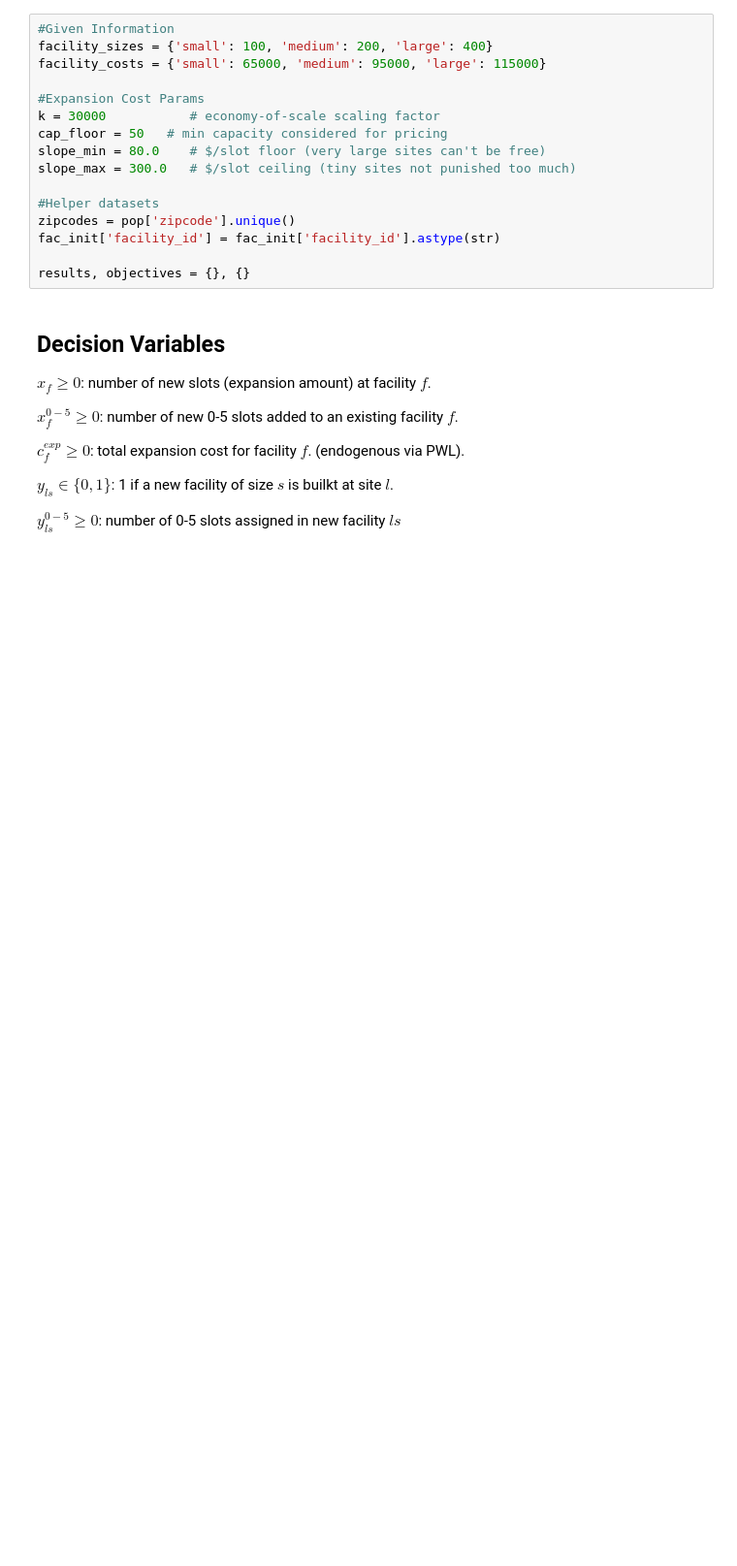
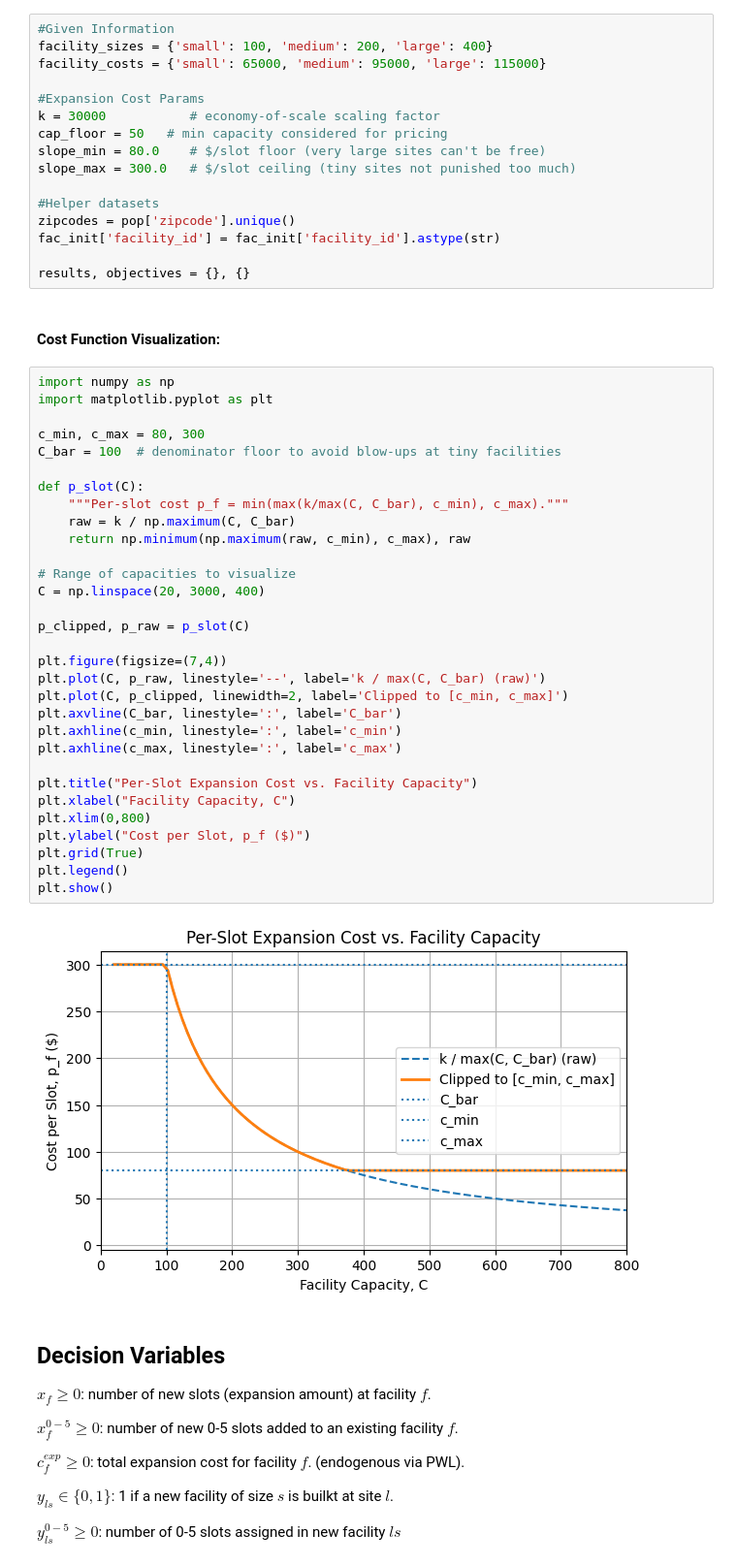
Before and after one commit to sabrinawangmeixu/IEOR-4004-Project-1, a Jupyter notebook: IEOR 4004 Project 1.ipynb, the cells around one changed output. Shown at 97% size. Drawn from its saved outputs; the diff is of its cells as text; blank space fills up the shorter version.

Commit message:
Added Plots

```diff
--- a/IEOR 4004 Project 1.ipynb
+++ b/IEOR 4004 Project 1.ipynb
@@ -193,6 +193,41 @@ zipcodes = pop['zipcode'].unique()
 fac_init['facility_id'] = fac_init['facility_id'].astype(str)
 
 results, objectives = {}, {}
+# %% [markdown]
+#### Cost Function Visualization:
+# %%
+import numpy as np
+import matplotlib.pyplot as plt
+
+c_min, c_max = 80, 300
+C_bar = 100  # denominator floor to avoid blow-ups at tiny facilities
+
+def p_slot(C):
+    """Per-slot cost p_f = min(max(k/max(C, C_bar), c_min), c_max)."""
+    raw = k / np.maximum(C, C_bar)
+    return np.minimum(np.maximum(raw, c_min), c_max), raw
+
+# Range of capacities to visualize
+C = np.linspace(20, 3000, 400)
+
+p_clipped, p_raw = p_slot(C)
+
+plt.figure(figsize=(7,4))
+plt.plot(C, p_raw, linestyle='--', label='k / max(C, C_bar) (raw)')
+plt.plot(C, p_clipped, linewidth=2, label='Clipped to [c_min, c_max]')
+plt.axvline(C_bar, linestyle=':', label='C_bar')
+plt.axhline(c_min, linestyle=':', label='c_min')
+plt.axhline(c_max, linestyle=':', label='c_max')
+
+plt.title("Per-Slot Expansion Cost vs. Facility Capacity")
+plt.xlabel("Facility Capacity, C")
+plt.xlim(0,800)
+plt.ylabel("Cost per Slot, p_f ($)")
+plt.grid(True)
+plt.legend()
+plt.show()
+# %% [output]
+[figure, added]
 # %% [markdown]
 ## Decision Variables
 
```
Also changed, not shown: parts of 10 cells of this notebook, 1 other file.
